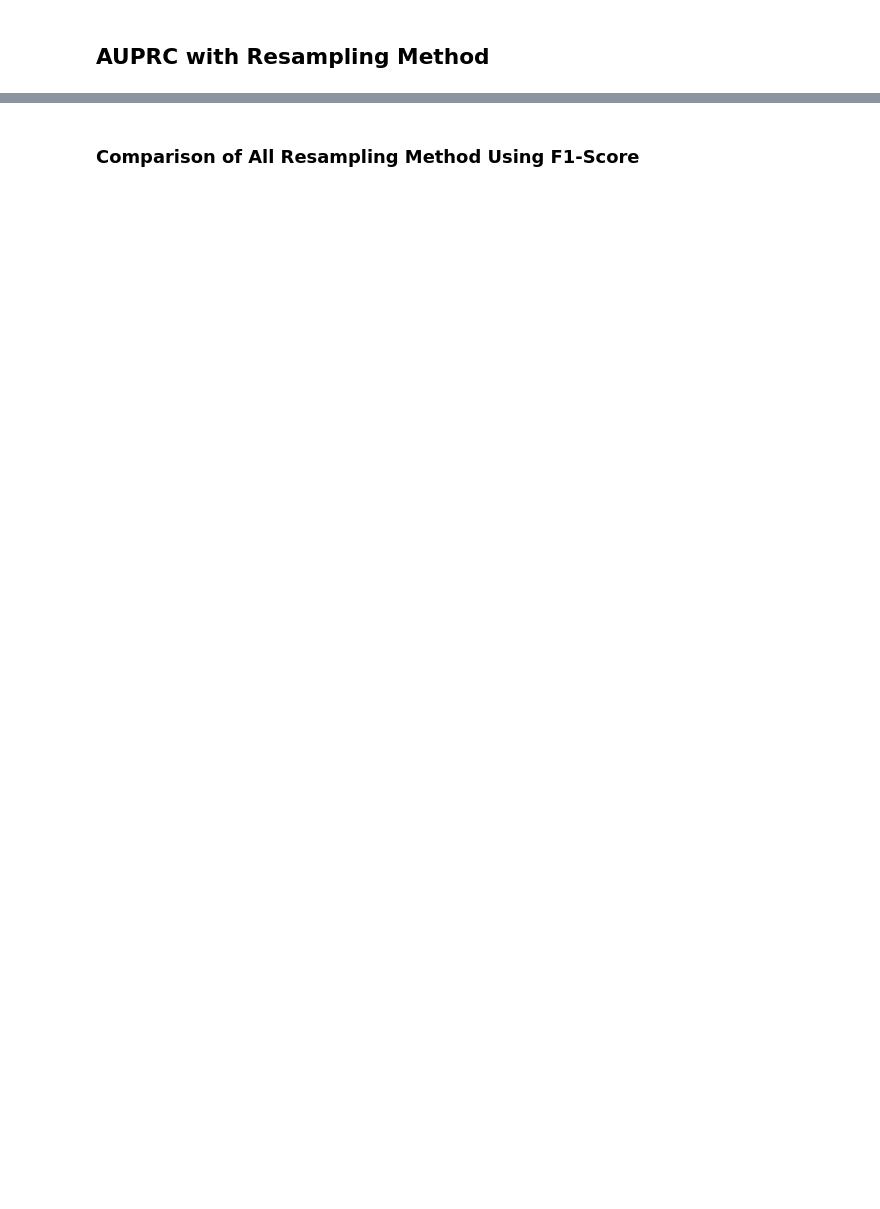
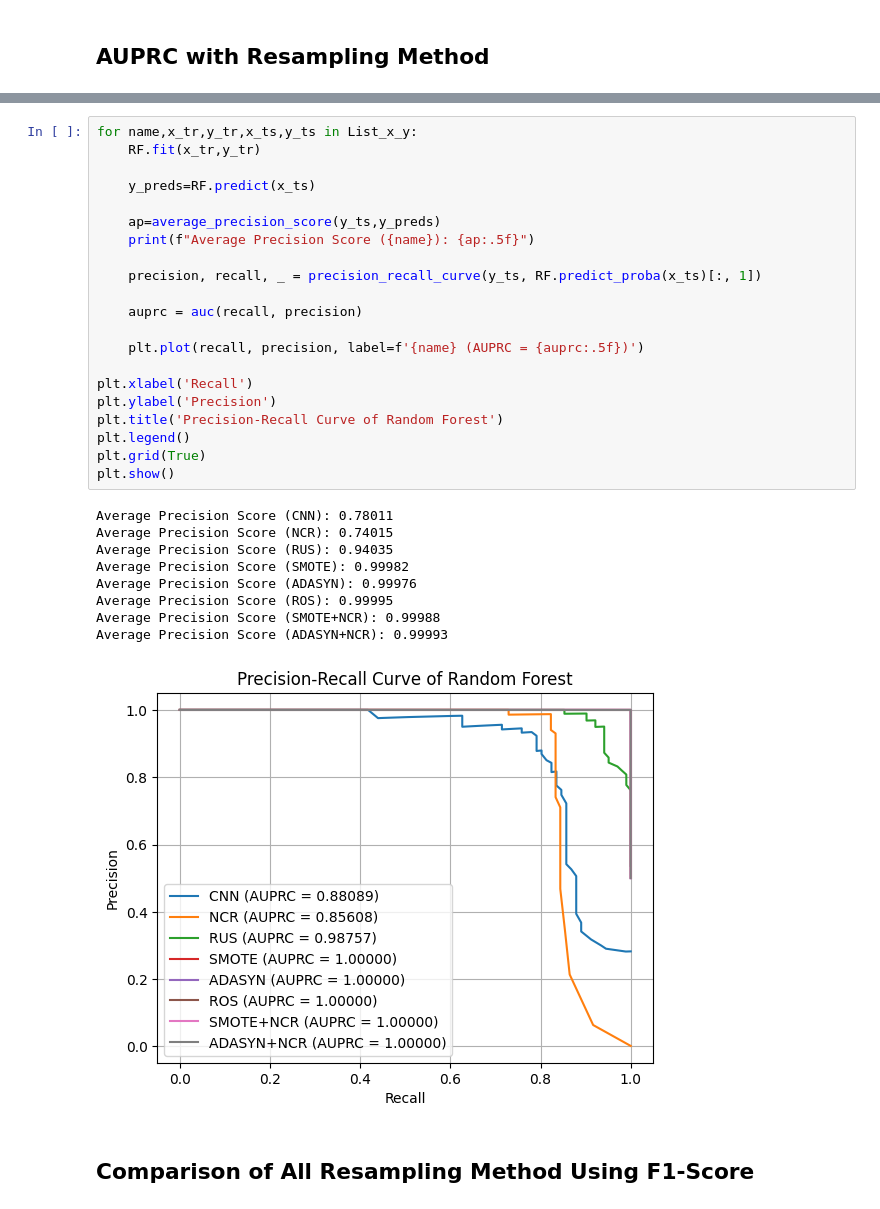
Before and after one commit to Michs224/Credit-Card-Fraud-Detection_Model, a Jupyter notebook: Main.ipynb, the cells around one changed output, grey strips where cells are left out. Drawn from its saved outputs; the diff is of its cells as text; blank space fills up the shorter version.

```diff
--- a/Main.ipynb
+++ b/Main.ipynb
@@ -1182,5 +1255,36 @@ Average Precision Score (ADASYN+NCR): 0.99921
+# %%
+for name,x_tr,y_tr,x_ts,y_ts in List_x_y:
+    RF.fit(x_tr,y_tr)
+
+    y_preds=RF.predict(x_ts)
+
+    ap=average_precision_score(y_ts,y_preds)
+    print(f"Average Precision Score ({name}): {ap:.5f}")
+
+    precision, recall, _ = precision_recall_curve(y_ts, RF.predict_proba(x_ts)[:, 1])
+
+    auprc = auc(recall, precision)
+
+    plt.plot(recall, precision, label=f'{name} (AUPRC = {auprc:.5f})')
+
+plt.xlabel('Recall')
+plt.ylabel('Precision')
+plt.title('Precision-Recall Curve of Random Forest')
+plt.legend()
+plt.grid(True)
+plt.show()
+# %% [output]
+Average Precision Score (CNN): 0.78011
+Average Precision Score (NCR): 0.74015
+Average Precision Score (RUS): 0.94035
+Average Precision Score (SMOTE): 0.99982
+Average Precision Score (ADASYN): 0.99976
+Average Precision Score (ROS): 0.99995
+Average Precision Score (SMOTE+NCR): 0.99988
+Average Precision Score (ADASYN+NCR): 0.99993
+[figure, added]
 # %% [markdown]
-### Comparison of All Resampling Method Using F1-Score
+## Comparison of All Resampling Method Using F1-Score
 # %%
 from sklearn.metrics import precision_recall_fscore_support
 from sklearn.metrics import f1_score
```
Also changed, not shown: parts of 65 cells of this notebook, 1 other file.
